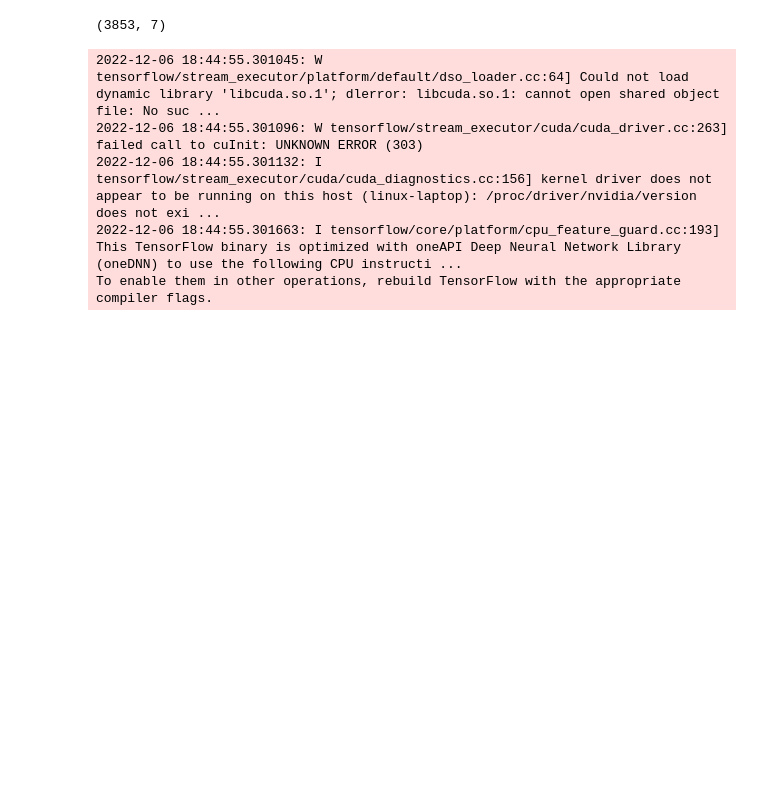
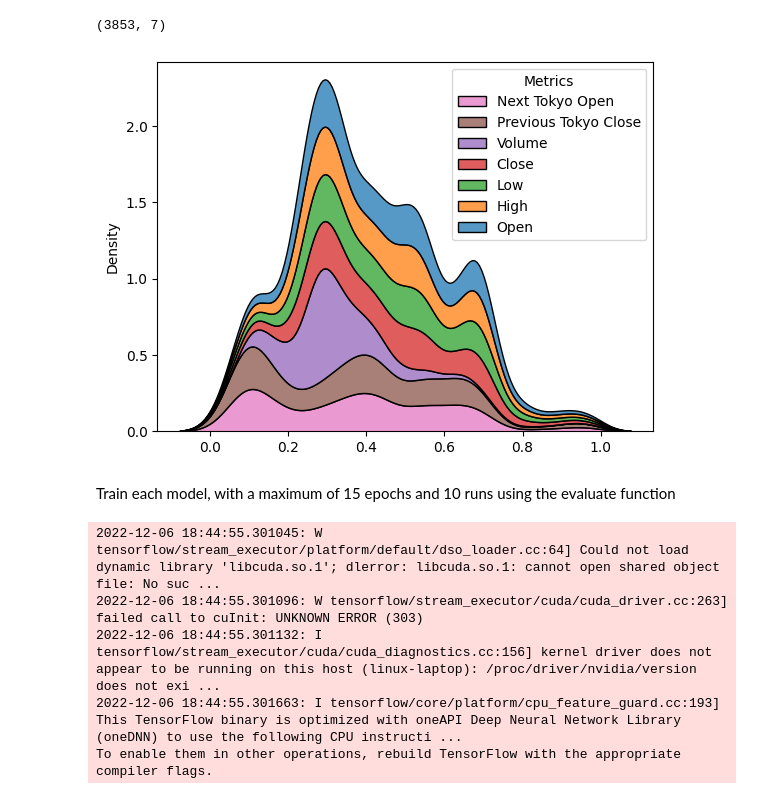
Before and after one commit to TeddyCB/ECM3420_CW, a Jupyter notebook: LSTM_GRU_Model.ipynb, the cells around one changed output. Saved outputs shown, nothing was run; the diff lists cells and outputs as text; code cells hidden in the pictures; blank space fills up the shorter version.

```diff
--- a/LSTM_GRU_Model.ipynb
+++ b/LSTM_GRU_Model.ipynb
@@ -166,3 +187,13 @@ tko_open_val = tko_open_train[::-1][:tko_open_train.shape[0] // 4]
 scaled_data.shape
 # %% [output]
 (3853, 7)
+# %%
+cols = ["Open", "High", "Low", "Close", "Volume", "Previous Tokyo Close", "Next Tokyo Open"]
+cols.reverse()
+sns.kdeplot(scaled_data, fill=True, multiple="stack")
+plt.legend(title="Metrics", labels=cols)
+plt.savefig("figures/scaled_data")
+# %% [output]
+[figure, added]
+# %% [markdown]
+Train each model, with a maximum of 15 epochs and 10 runs using the evaluate function
```
Also changed, not shown: parts of 59 cells of this notebook, 1 other file.
